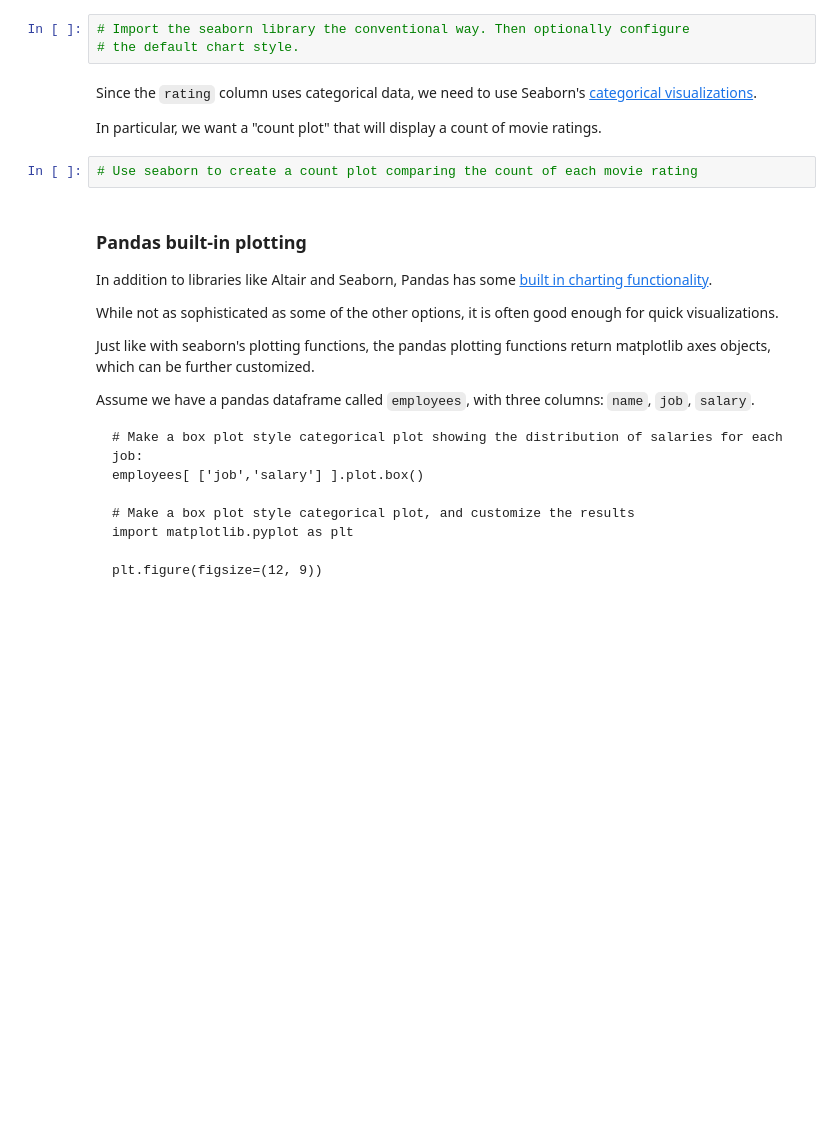
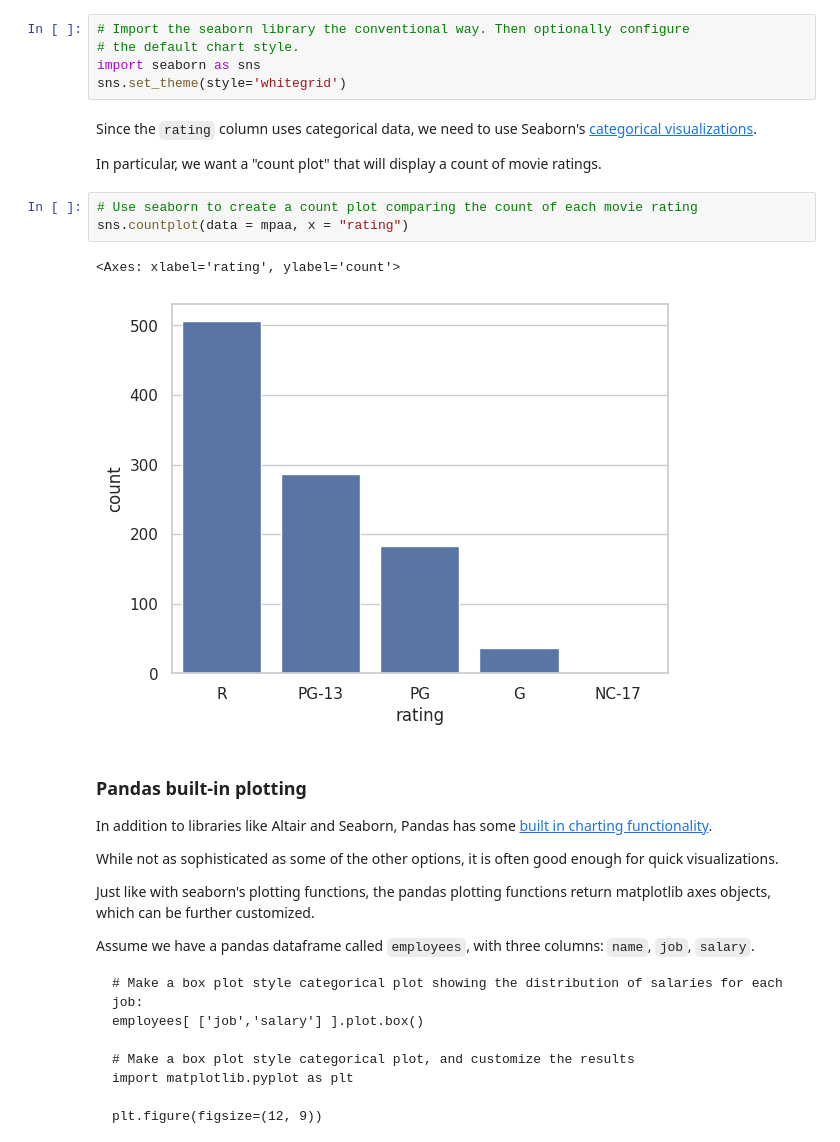
Before and after one commit to askette828/TextMemorizer, a Jupyter notebook: notebooks/Exploration_01.ipynb, the cells around one changed output. Saved outputs shown, nothing was run; the diff lists cells and outputs as text; blank space fills up the shorter version.

```diff
--- a/notebooks/Exploration_01.ipynb
+++ b/notebooks/Exploration_01.ipynb
@@ -228,12 +235,18 @@ Optionally, you may wish to set some default chart aesthetics by [setting the ch
 # %%
 # Import the seaborn library the conventional way. Then optionally configure
 # the default chart style.
+import seaborn as sns
+sns.set_theme(style='whitegrid')
 # %% [markdown]
 Since the `rating` column uses categorical data, we need to use Seaborn's [categorical visualizations](https://seaborn.pydata.org/tutorial/categorical.html).
 
 In particular, we want a "count plot" that will display a count of movie ratings.
 # %%
 # Use seaborn to create a count plot comparing the count of each movie rating
+sns.countplot(data = mpaa, x = "rating")
+# %% [output]
+<Axes: xlabel='rating', ylabel='count'>
+[figure, added]
 # %% [markdown]
 ### Pandas built-in plotting
 In addition to libraries like Altair and Seaborn, Pandas has some [built in charting functionality](https://pandas.pydata.org/docs/getting_started/intro_tutorials/04_plotting.html).
```
Also changed, not shown: parts of 7 cells of this notebook.
